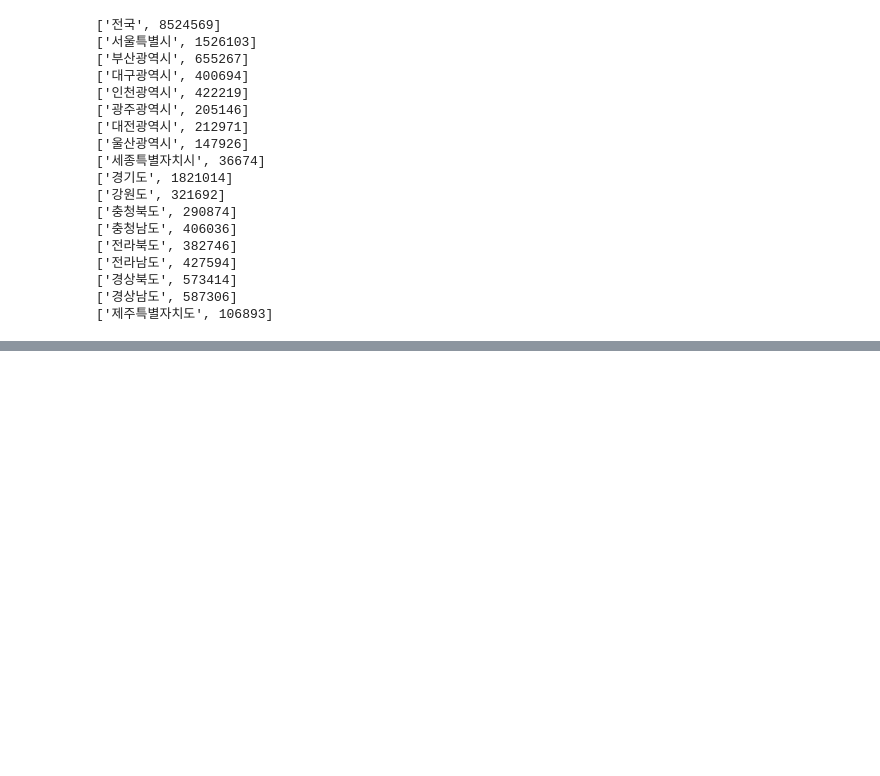
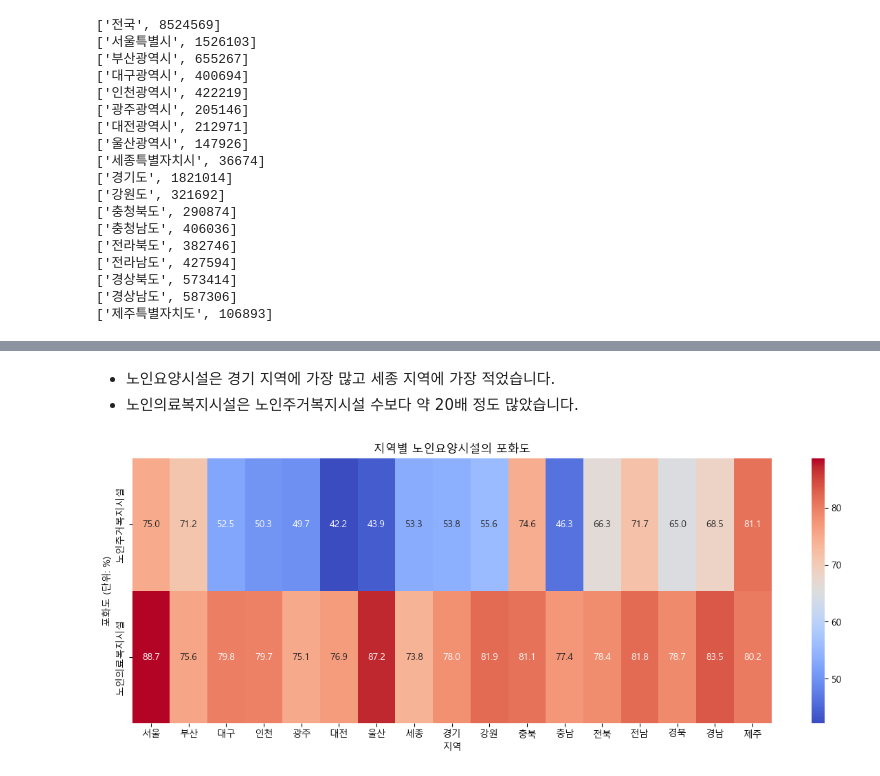
Before and after one commit to sjunc/2024-DA-Team, a Jupyter notebook: 분석 파일/kbs-kbs-DA.ipynb, the cells around one changed output, grey strips where cells are left out. Saved outputs shown, nothing was run; the diff lists cells and outputs as text; code cells hidden in the pictures; blank space fills up the shorter version.

```diff
--- a/분석 파일/kbs-kbs-DA.ipynb
+++ b/분석 파일/kbs-kbs-DA.ipynb
@@ -577,0 +654,32 @@ for row in eld_2022:
+# %% [markdown]
+- 노인요양시설은 경기 지역에 가장 많고 세종 지역에 가장 적었습니다.
+- 노인의료복지시설은 노인주거복지시설 수보다 약 20배 정도 많았습니다.
+# %%
+import numpy as np
+import matplotlib.pyplot as plt
+import seaborn as sns
+
+# 데이터 변환
+regions = [row[0] for row in inst_welfare_chd_2022[2:]]
+residential_capacity = [int(row[2]) + int(row[5]) for row in inst_welfare_eld_2022[1:]]
+residential_current = [int(row[3]) + int(row[6]) for row in inst_welfare_eld_2022[1:]]
+medical_capacity = [int(row[8]) + int(row[11]) for row in inst_welfare_eld_2022[1:]]
+medical_current = [int(row[9]) + int(row[12]) for row in inst_welfare_eld_2022[1:]]
+
+residential_pers = [(residential_current[i] / residential_capacity[i]) * 100 for i in range(len(residential_capacity))]
+medical_pers = [(medical_current[i] / medical_capacity[i]) * 100 for i in range(len(medical_capacity))]
+
+# 히트맵 데이터 생성
+data = np.array([residential_pers, medical_pers])
+labels = ['노인주거복지시설', '노인의료복지시설']
+
+# 히트맵 그리기
+fig, ax = plt.subplots(figsize=(15, 5))
+
+sns.heatmap(data, annot=True, fmt=".1f", cmap="coolwarm", xticklabels=regions, yticklabels=labels, ax=ax)
+ax.set_xlabel('지역')
+ax.set_ylabel('포화도 (단위: %)')
+ax.set_title('지역별 노인요양시설의 포화도')
+plt.show()
+# %% [output]
+[figure, added]
```
Also changed, not shown: parts of 25 cells of this notebook.
